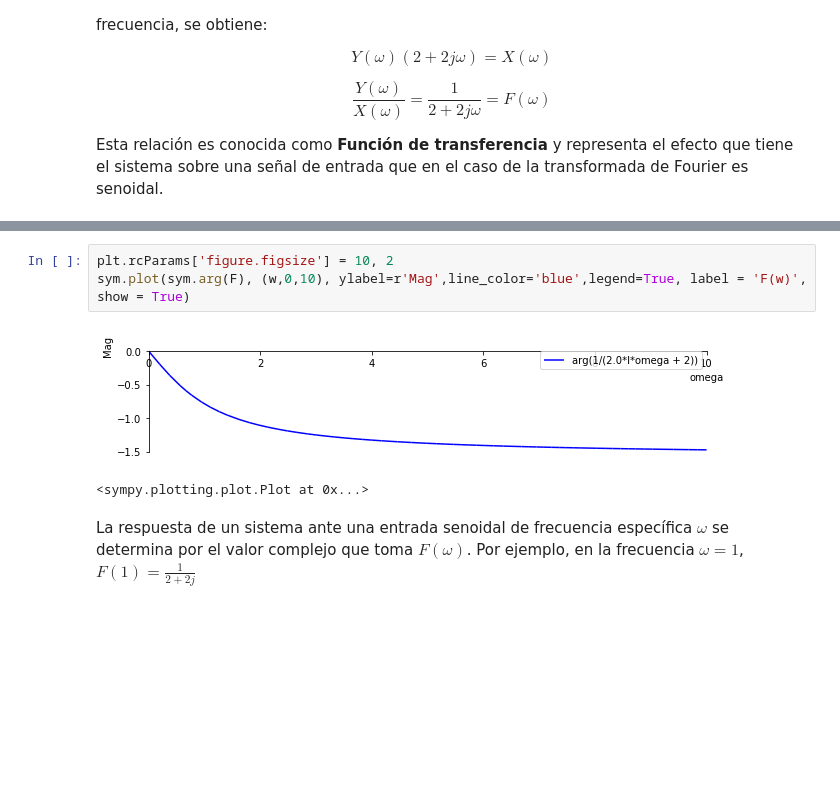
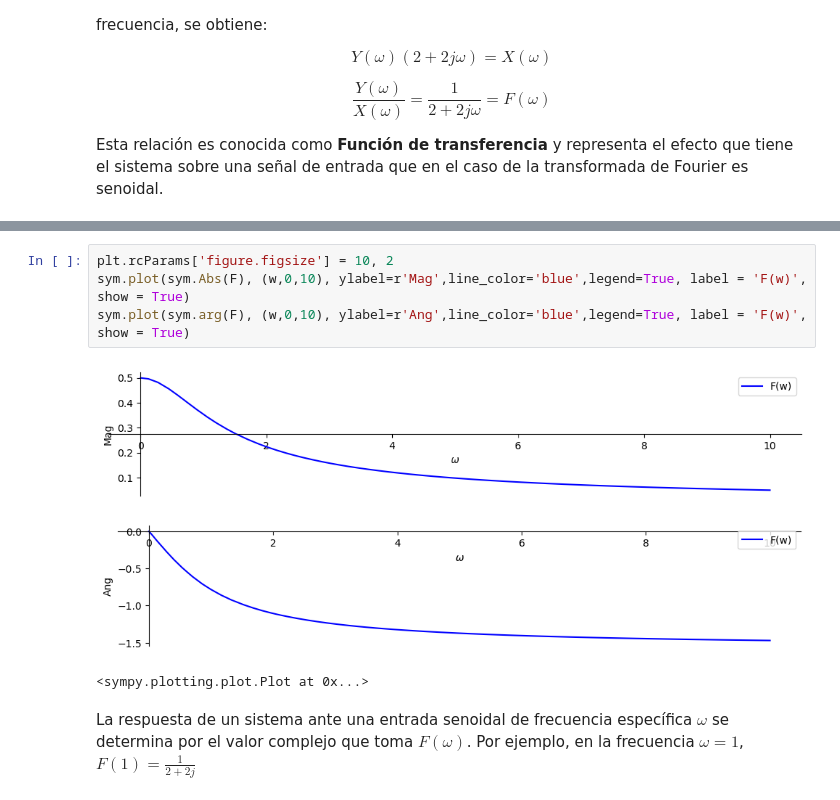
Before and after one commit to pierrediazp/Se-ales_y_Sistemas, a Jupyter notebook: 05_Transformada_Fourier.ipynb, the cells around one changed output, grey strips where cells are left out. Cells and saved outputs as stored; diff of their text form; blank space fills up the shorter version.

```diff
--- a/05_Transformada_Fourier.ipynb
+++ b/05_Transformada_Fourier.ipynb
@@ -443,8 +443,10 @@ sym.Abs(F.subs(w,5).simplify())
 # %%
 plt.rcParams['figure.figsize'] = 10, 2
-sym.plot(sym.arg(F), (w,0,10), ylabel=r'Mag',line_color='blue',legend=True, label = 'F(w)', show = True)
+sym.plot(sym.Abs(F), (w,0,10), ylabel=r'Mag',line_color='blue',legend=True, label = 'F(w)', show = True)
+sym.plot(sym.arg(F), (w,0,10), ylabel=r'Ang',line_color='blue',legend=True, label = 'F(w)', show = True)
 # %% [output]
-[figure, old version]
+[figure, new version]
+[figure, added]
 <sympy.plotting.plot.Plot at 0x...>
 # %% [markdown]
 La respuesta de un sistema ante una entrada senoidal de frecuencia específica $\omega$ se determina por el valor complejo que toma $F(\omega)$. Por ejemplo, en la frecuencia $\omega = 1$, $F(1) = \frac{1}{2+2j}$
```
Also changed, not shown: parts of 38 cells of this notebook, 2 other files.
